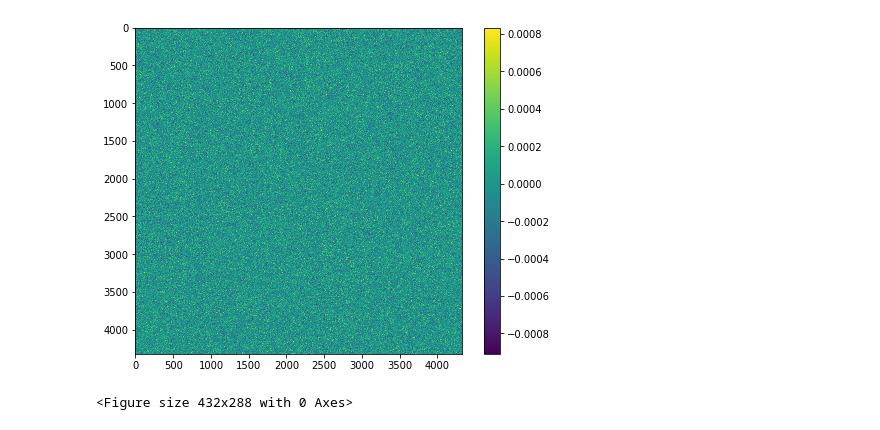
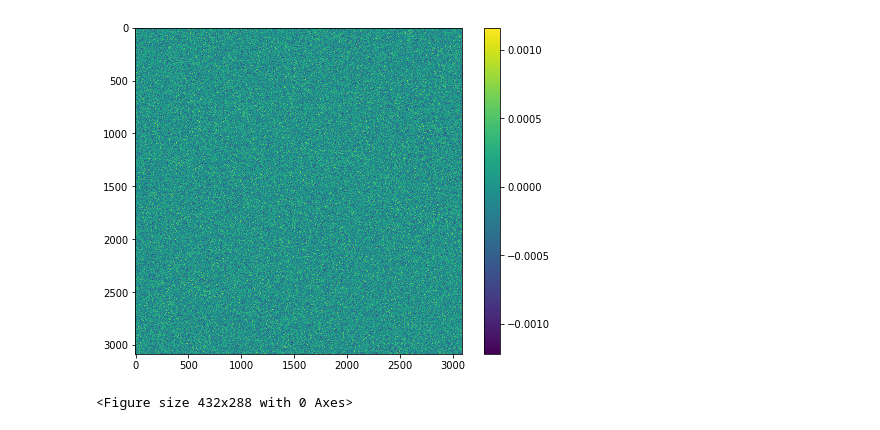
Before and after one commit to Cony06/mapacmb, a Jupyter notebook: tarea2_parte1.ipynb, the cells around one changed output. Cells and saved outputs as stored; diff of their text form; code cells hidden in the pictures.

```diff
--- a/tarea2_parte1.ipynb
+++ b/tarea2_parte1.ipynb
@@ -74,16 +251,16 @@ plt.show()
 # %%
 mu, sigma = 0, 1 # mean and standard deviation
-X = np.random.normal(mu, sigma, size=(4321,4321))
-G_ell = np.fft.ifft2(X) #espacio real
+X = np.random.normal(mu, sigma, size=(3085,3085))
+N_ell = np.fft.ifft2(X) #espacio real
 
 plt.figure(figsize=(8,6))
-#plt.ylim(0,800)
-plt.imshow(G_ell.real)
+plt.ylim(0,3085)
+plt.imshow(N_ell.real)
 plt.colorbar()
 fig2 = plt.gcf()
 plt.show()
 plt.draw()
-fig2.savefig('G_ell.png', dpi=100)
+fig2.savefig('N_ell.png', dpi=100)
 # %% [output]
-[figure, old version]
+[figure, new version]
 <Figure size 432x288 with 0 Axes>
```
Also changed, not shown: parts of 17 cells of this notebook.
